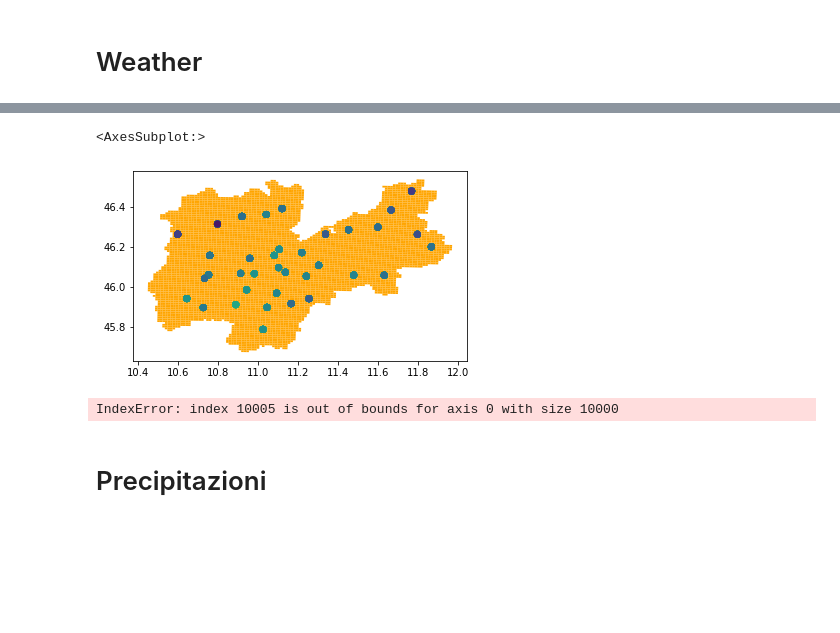
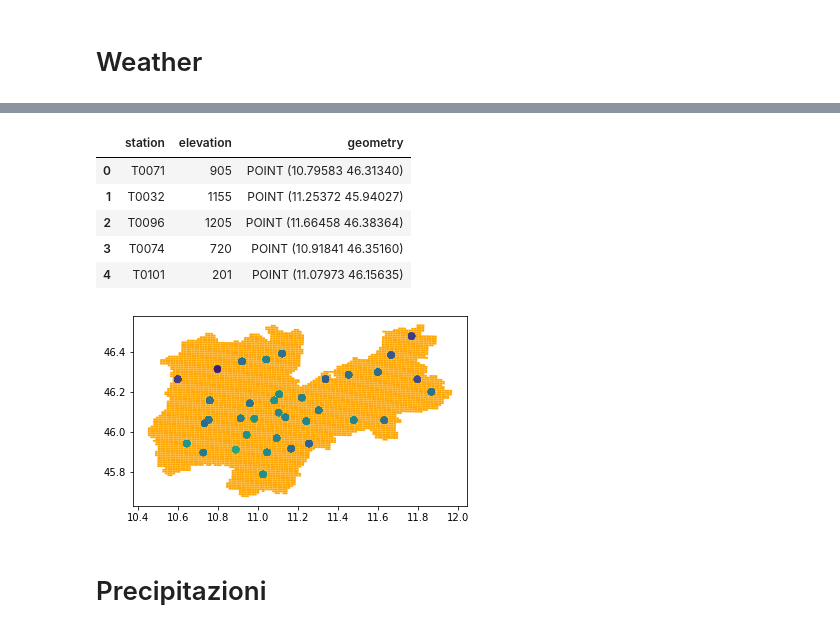
Before and after one commit to devix2/IntroToDS_FinalProject, a Jupyter notebook: SocialPulse(noCC)/Import Dati.ipynb, the cells around one changed output, grey strips where cells are left out. Drawn from its saved outputs; the diff is of its cells as text; code cells hidden in the pictures; blank space fills up the shorter version.

```diff
--- a/SocialPulse(noCC)/Import Dati.ipynb
+++ b/SocialPulse(noCC)/Import Dati.ipynb
@@ -169,53 +112,25 @@ SlicedDataCollection
-# %%
-ax = grid.plot(color="orange")
-weather.plot(column='maxTemperature',ax=ax)
-# %% [output]
-<AxesSubplot:>
-[figure, removed]
-# %%
-#Rimane un problema, le temperature non sono svolte
-#Visto che non è facile da svolgere uso una funzione
-
-#Mi serve in primis creare un database delle stazioni della temperatura
-stazioni = weather['station'].unique()
-coltmpr=["station", "elevation", "temperature", "precipitations", "geometry"]
-
-station_stats=gpd.GeoDataFrame(columns=coltmpr)
-
-colweather=weather.keys()
-
-for idx,stat in enumerate(stazioni):
-    station_stats.loc[idx]="NaN"
-
-    temp = pd.DataFrame(weather[weather['station']==stat])
-
-
-    #Costruiamo una mappa temporale per displayare la temperatura
-    #Il tempo 0 è 1-11-2013 ore 0:00, e poi conto in minuti
-    #L'ultimo elemento sarà un vettore con un integer in input e e una temperatura in output
-
-    temp['date'] =pd.to_datetime(temp["date"])
-    #temp.sort('date')    #Sortiamo per sicurezza
-
-    assert(len(temp["station"])==61), "Warning: length of the dataset does not match expected value"
-
-    v=-1000*np.ones(10000)
-    #Chiedo venia per la python-unfriendlyness
-    for j,st in enumerate(temp.index):
-        for i,t in enumerate(colweather[7:7+4*24]):
-            v[(j*4*24+i)*15]=temp.loc[st][t]
-    #Questo mappa effettivamente le colonne
-
-
-    station_stats.loc[idx]["geometry"]=temp.loc[temp.index[0],:]["geometry"]
-    station_stats.loc[idx]["station"]=stat
-    station_stats.loc[idx]["elevation"]=temp.loc[temp.index[0],:]["elevation"]
-    station_stats.loc[idx]["temperature"]=v
-    #Con temperature che sarà un dizionario che offre le temperature
-
-station_stats
-# %% [output]
-IndexError: index 10005 is out of bounds for axis 0 with size 10000
+# %%
+ax = grid.plot(color="orange")
+weather.plot(column='maxTemperature',ax=ax)
+
+#Visto che i tweets sono disassociati dalle stazioni, risulta necessario restringersi alla stazione più vicina
+# -> Creo database delle stazioni
+stations=m_d.orderstation(weather)
+stations.head(5)
+
+
+#Rimane un problema, le temperature non sono svolte
+#Spoiler: svolgerle è molto difficile (pandas ha davvero forte limitazioni sulle azioni che fa fare)
+#         le soluzioni sono molto non-pythoniche
+#Idea migliore: creo una funzione (timesearch) che svolge il tempo per fare in modo che mi trovi temperatura e precipitazioni
+# %% [output]
+|  | station | elevation | geometry |
+| 0 | T0071 | 905 | POINT (10.79583 46.31340) |
+| 1 | T0032 | 1155 | POINT (11.25372 45.94027) |
+| 2 | T0096 | 1205 | POINT (11.66458 46.38364) |
+| 3 | T0074 | 720 | POINT (10.91841 46.35160) |
+| 4 | T0101 | 201 | POINT (11.07973 46.15635) |
+[figure, added]
 # %% [markdown]
 # Precipitazioni
 # %%
```
Also changed, not shown: parts of 15 cells of this notebook, 4 other files.
